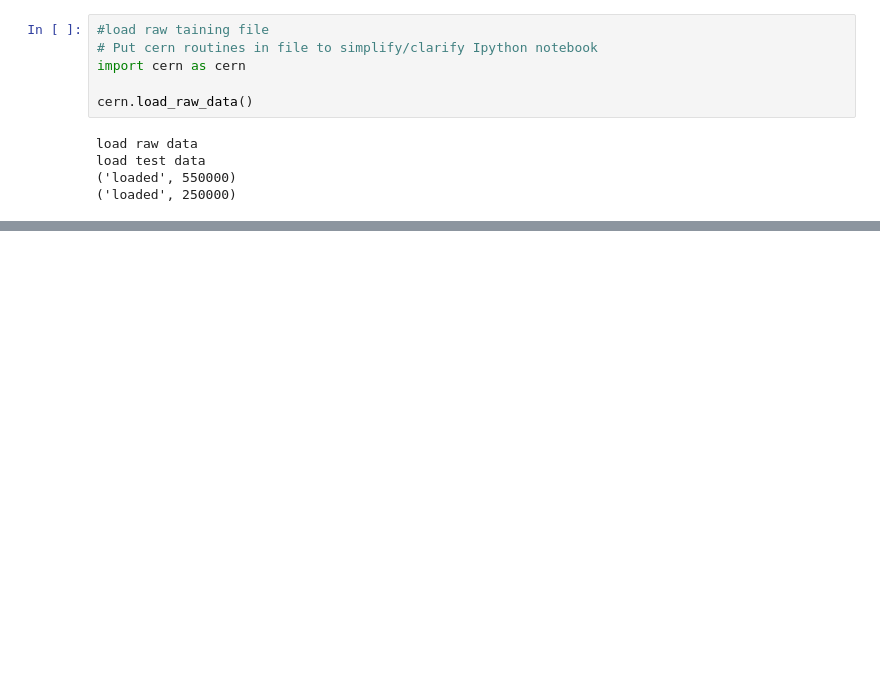
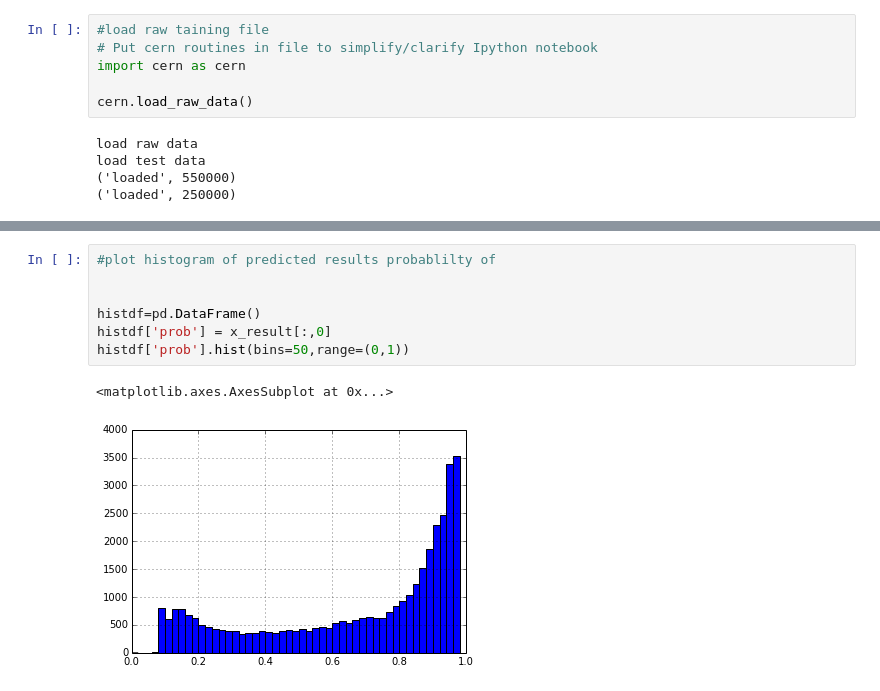
Before and after one commit to seamusoc/DataScience8_cern, a Jupyter notebook: cern_20.ipynb, the cells around one changed output, grey strips where cells are left out. Drawn from its saved outputs; the diff is of its cells as text; blank space fills up the shorter version.

```diff
--- a/cern_20.ipynb
+++ b/cern_20.ipynb
@@ -308,0 +360,10 @@ array([ 0.82087687,  0.85179948,  0.66072928, ...,  0.64073906,
+# %%
+#plot histogram of predicted results probablilty of
+
+
+histdf=pd.DataFrame()
+histdf['prob'] = x_result[:,0]
+histdf['prob'].hist(bins=50,range=(0,1))
+# %% [output]
+<matplotlib.axes.AxesSubplot at 0x...>
+[figure, added]
```
Also changed, not shown: parts of 19 cells of this notebook.
